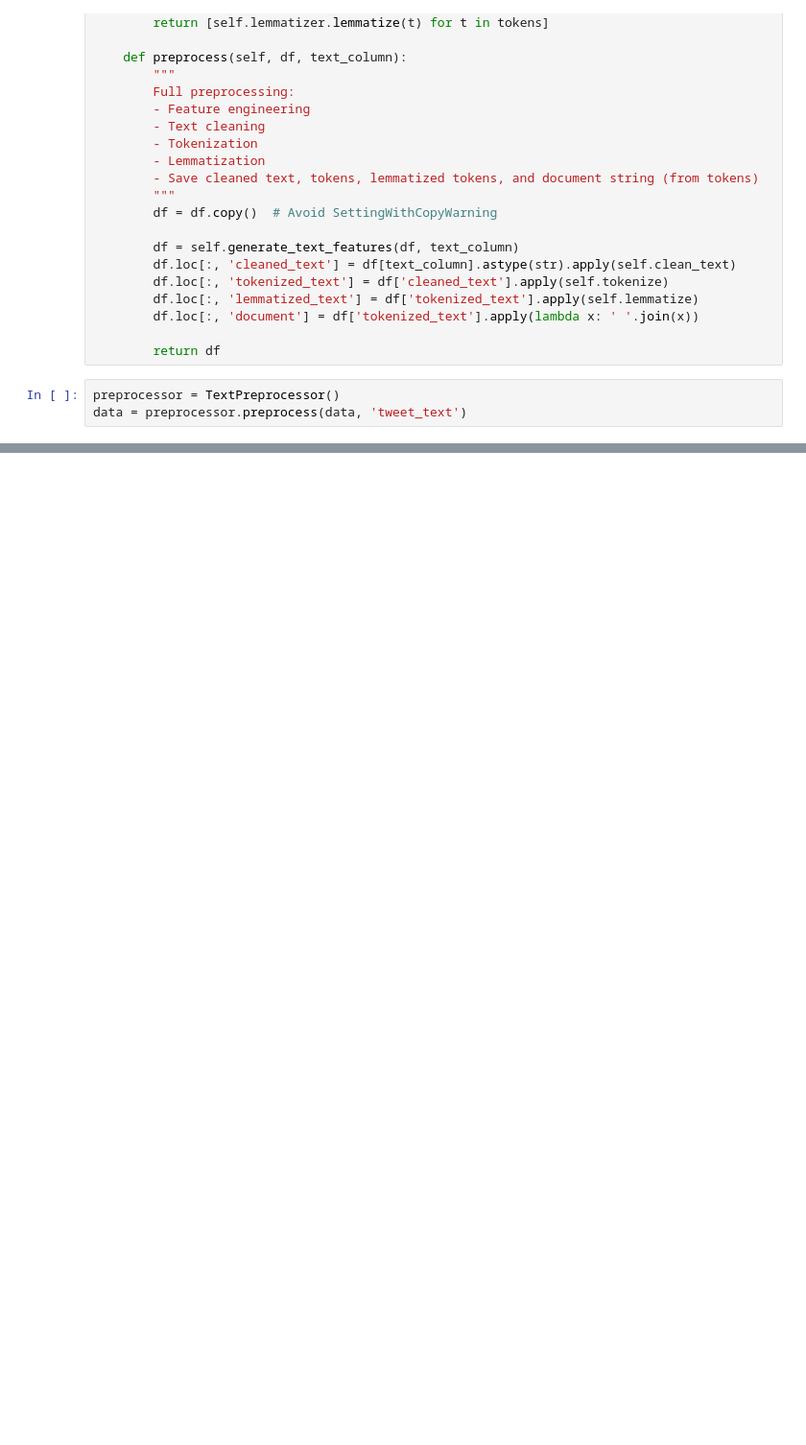
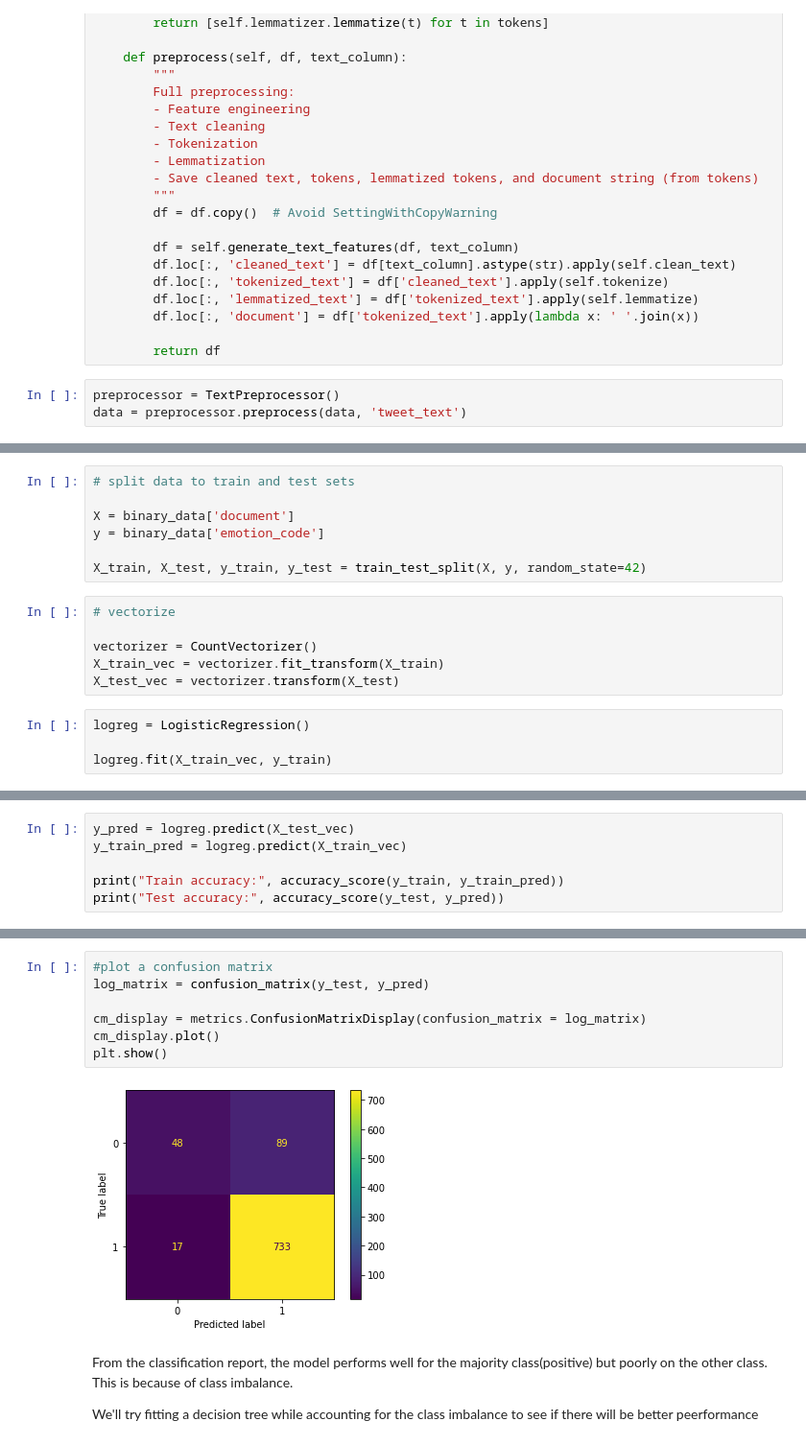
Before and after one commit to Julie-Nyawira/Phase4_Project, a Jupyter notebook: Index.ipynb, the cells around one changed output, grey strips where cells are left out. Shown: that part at 96% size. Cells and saved outputs as stored; diff of their text form; blank space fills up the shorter version.

Commit message:
binary classification

```diff
--- a/Index.ipynb
+++ b/Index.ipynb
@@ -431,0 +474,17 @@ data.head(3)
+# %%
+# split data to train and test sets
+
+X = binary_data['document']
+y = binary_data['emotion_code']
+
+X_train, X_test, y_train, y_test = train_test_split(X, y, random_state=42)
+# %%
+# vectorize
+
+vectorizer = CountVectorizer()
+X_train_vec = vectorizer.fit_transform(X_train)
+X_test_vec = vectorizer.transform(X_test)
+# %%
+logreg = LogisticRegression()
+
+logreg.fit(X_train_vec, y_train)
@@ -431,0 +493,6 @@ data.head(3)
+# %%
+y_pred = logreg.predict(X_test_vec)
+y_train_pred = logreg.predict(X_train_vec)
+
+print("Train accuracy:", accuracy_score(y_train, y_train_pred))
+print("Test accuracy:", accuracy_score(y_test, y_pred))
@@ -431,0 +514,13 @@ data.head(3)
+# %%
+#plot a confusion matrix
+log_matrix = confusion_matrix(y_test, y_pred)
+
+cm_display = metrics.ConfusionMatrixDisplay(confusion_matrix = log_matrix)
+cm_display.plot()
+plt.show()
+# %% [output]
+[figure, added]
+# %% [markdown]
+From the classification report, the model performs well for the majority class(positive) but poorly on the other class. This is because of class imbalance.
+
+We'll try fitting a decision tree while accounting for the class imbalance to see if there will be better peerformance
```
Also changed, not shown: parts of 39 cells of this notebook.
